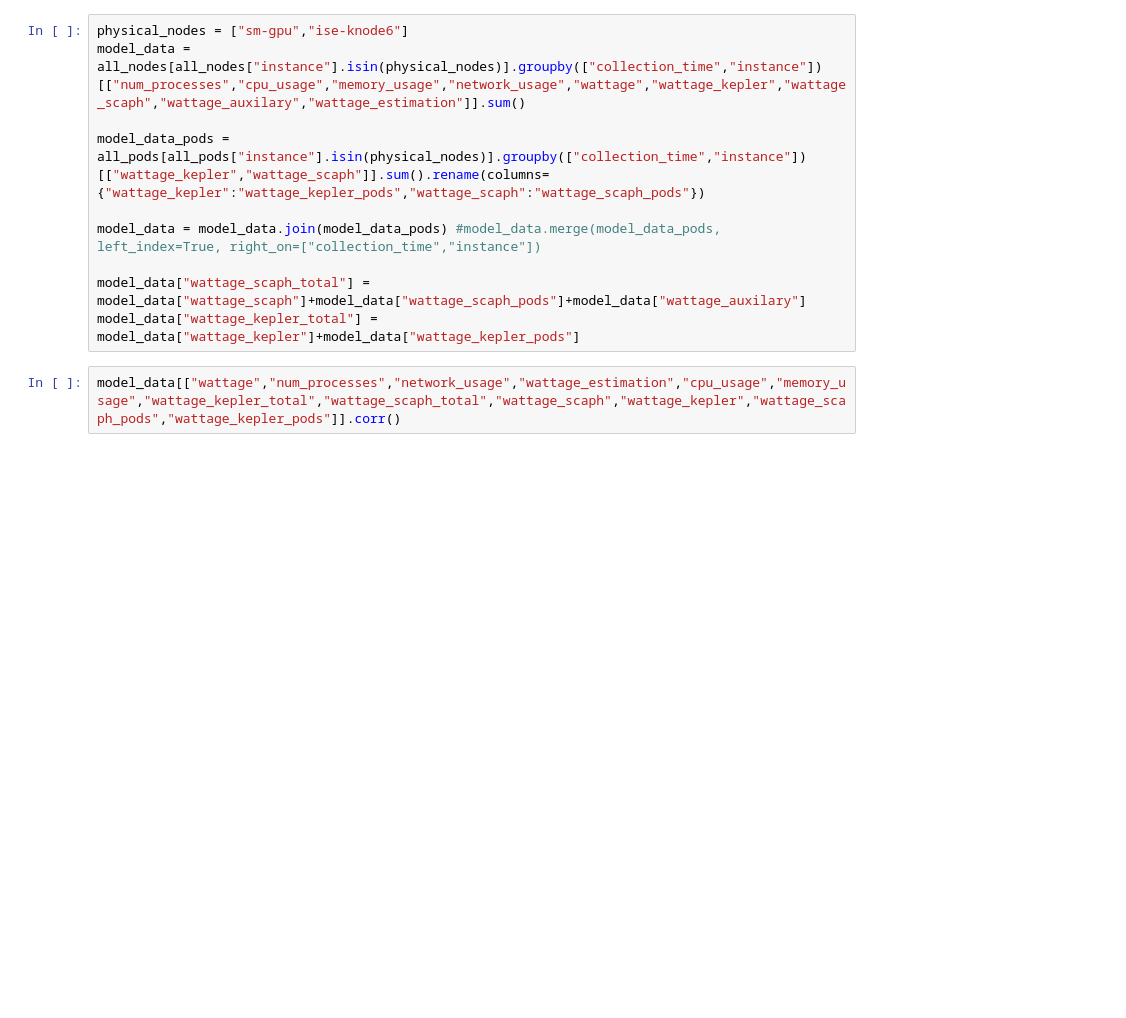
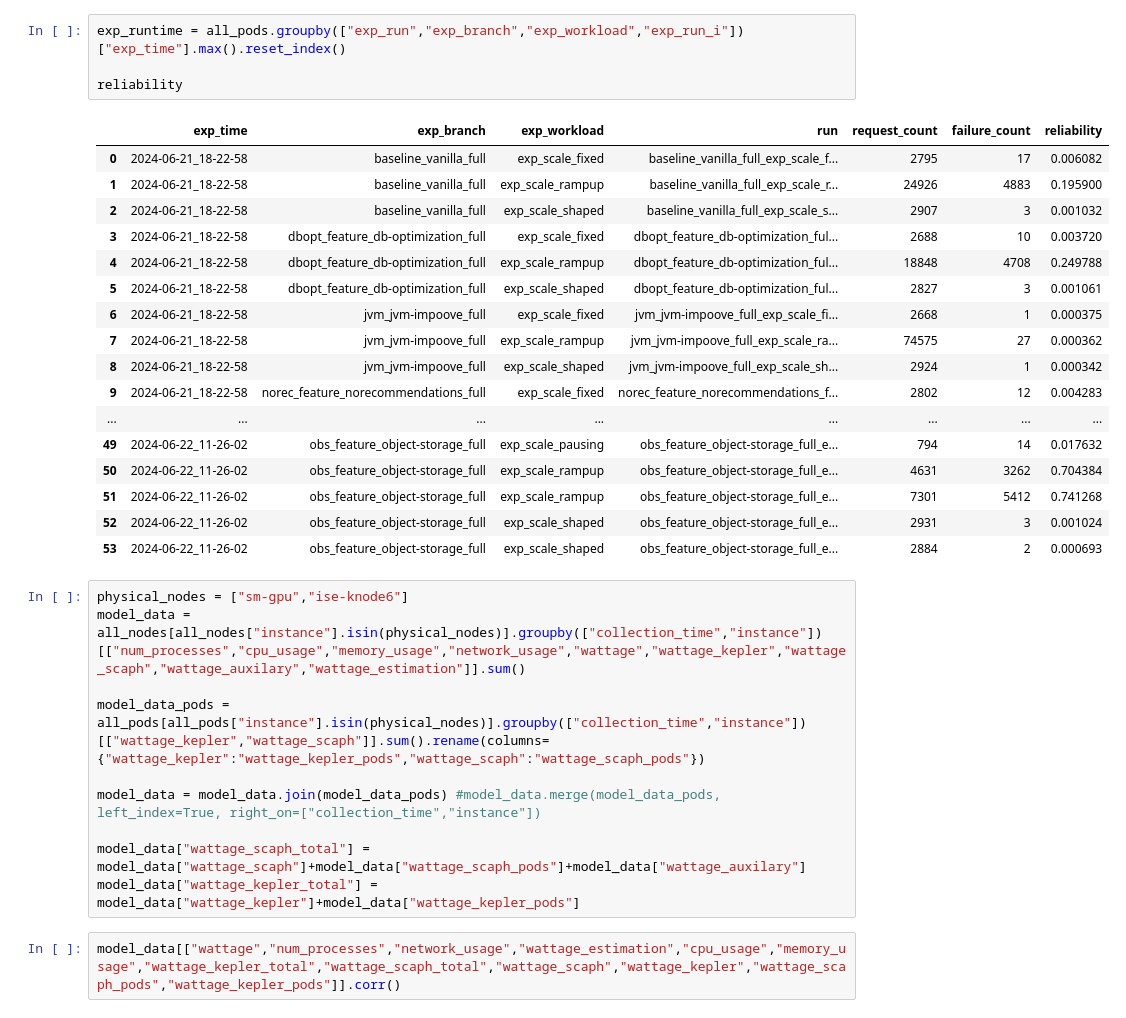
Before and after one commit to clue2-sose25/Clue2, a Jupyter notebook: eval3000.basti.ipynb, the cells around one changed output. Drawn from its saved outputs; the diff is of its cells as text; blank space fills up the shorter version.

```diff
--- a/eval3000.basti.ipynb
+++ b/eval3000.basti.ipynb
@@ -176,3 +217,25 @@ reliability[["exp_time","exp_branch","exp_workload","reliability"]]
+# %%
+exp_runtime = all_pods.groupby(["exp_run","exp_branch","exp_workload","exp_run_i"])["exp_time"].max().reset_index()
+
+reliability
+# %% [output]
+|  | exp_time | exp_branch | exp_workload | run | request_count | failure_count | reliability |
+| 0 | 2024-06-21_18-22-58 | baseline_vanilla_full | exp_scale_fixed | baseline_vanilla_full_exp_scale_f... | 2795 | 17 | 0.006082 |
+| 1 | 2024-06-21_18-22-58 | baseline_vanilla_full | exp_scale_rampup | baseline_vanilla_full_exp_scale_r... | 24926 | 4883 | 0.195900 |
+| 2 | 2024-06-21_18-22-58 | baseline_vanilla_full | exp_scale_shaped | baseline_vanilla_full_exp_scale_s... | 2907 | 3 | 0.001032 |
+| 3 | 2024-06-21_18-22-58 | dbopt_feature_db-optimization_full | exp_scale_fixed | dbopt_feature_db-optimization_ful... | 2688 | 10 | 0.003720 |
+| 4 | 2024-06-21_18-22-58 | dbopt_feature_db-optimization_full | exp_scale_rampup | dbopt_feature_db-optimization_ful... | 18848 | 4708 | 0.249788 |
+| 5 | 2024-06-21_18-22-58 | dbopt_feature_db-optimization_full | exp_scale_shaped | dbopt_feature_db-optimization_ful... | 2827 | 3 | 0.001061 |
+| 6 | 2024-06-21_18-22-58 | jvm_jvm-impoove_full | exp_scale_fixed | jvm_jvm-impoove_full_exp_scale_fi... | 2668 | 1 | 0.000375 |
+| 7 | 2024-06-21_18-22-58 | jvm_jvm-impoove_full | exp_scale_rampup | jvm_jvm-impoove_full_exp_scale_ra... | 74575 | 27 | 0.000362 |
+| 8 | 2024-06-21_18-22-58 | jvm_jvm-impoove_full | exp_scale_shaped | jvm_jvm-impoove_full_exp_scale_sh... | 2924 | 1 | 0.000342 |
+| 9 | 2024-06-21_18-22-58 | norec_feature_norecommendations_full | exp_scale_fixed | norec_feature_norecommendations_f... | 2802 | 12 | 0.004283 |
+| ... | ... | ... | ... | ... | ... | ... | ... |
+| 49 | 2024-06-22_11-26-02 | obs_feature_object-storage_full | exp_scale_pausing | obs_feature_object-storage_full_e... | 794 | 14 | 0.017632 |
+| 50 | 2024-06-22_11-26-02 | obs_feature_object-storage_full | exp_scale_rampup | obs_feature_object-storage_full_e... | 4631 | 3262 | 0.704384 |
+| 51 | 2024-06-22_11-26-02 | obs_feature_object-storage_full | exp_scale_rampup | obs_feature_object-storage_full_e... | 7301 | 5412 | 0.741268 |
+| 52 | 2024-06-22_11-26-02 | obs_feature_object-storage_full | exp_scale_shaped | obs_feature_object-storage_full_e... | 2931 | 3 | 0.001024 |
+| 53 | 2024-06-22_11-26-02 | obs_feature_object-storage_full | exp_scale_shaped | obs_feature_object-storage_full_e... | 2884 | 2 | 0.000693 |
 # %%
 physical_nodes = ["sm-gpu","ise-knode6"]
 model_data = all_nodes[all_nodes["instance"].isin(physical_nodes)].groupby(["collection_time","instance"])[["num_processes","cpu_usage","memory_usage","network_usage","wattage","wattage_kepler","wattage_scaph","wattage_auxilary","wattage_estimation"]].sum()
```
Also changed, not shown: parts of 21 cells of this notebook.
